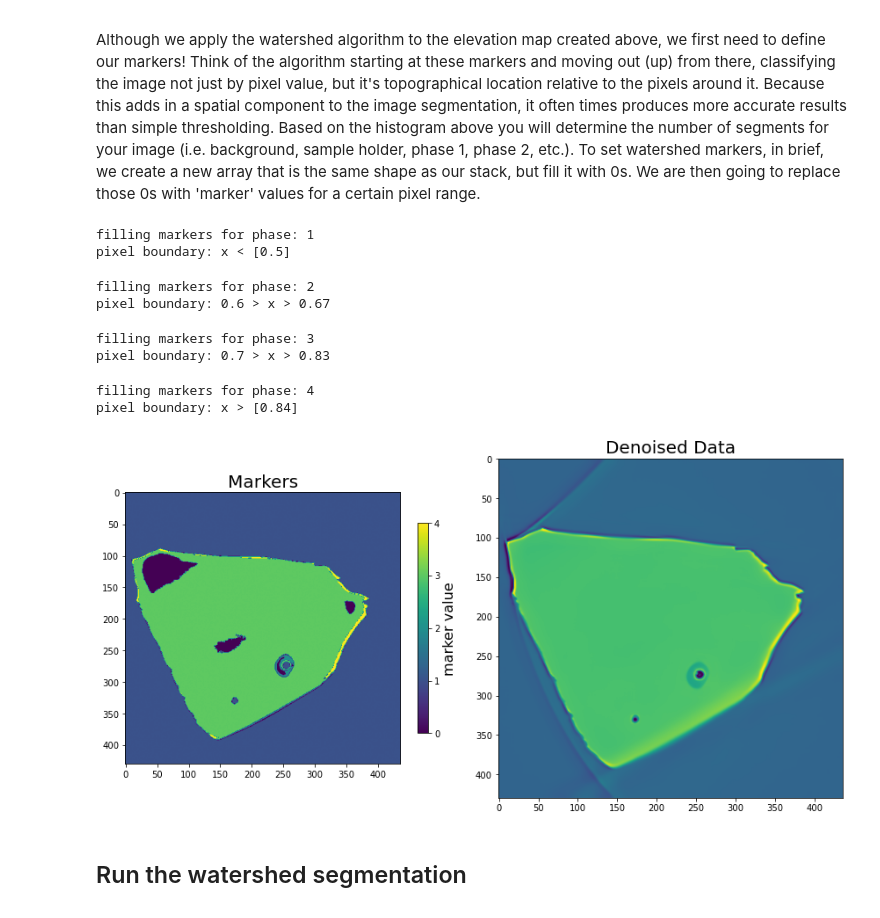
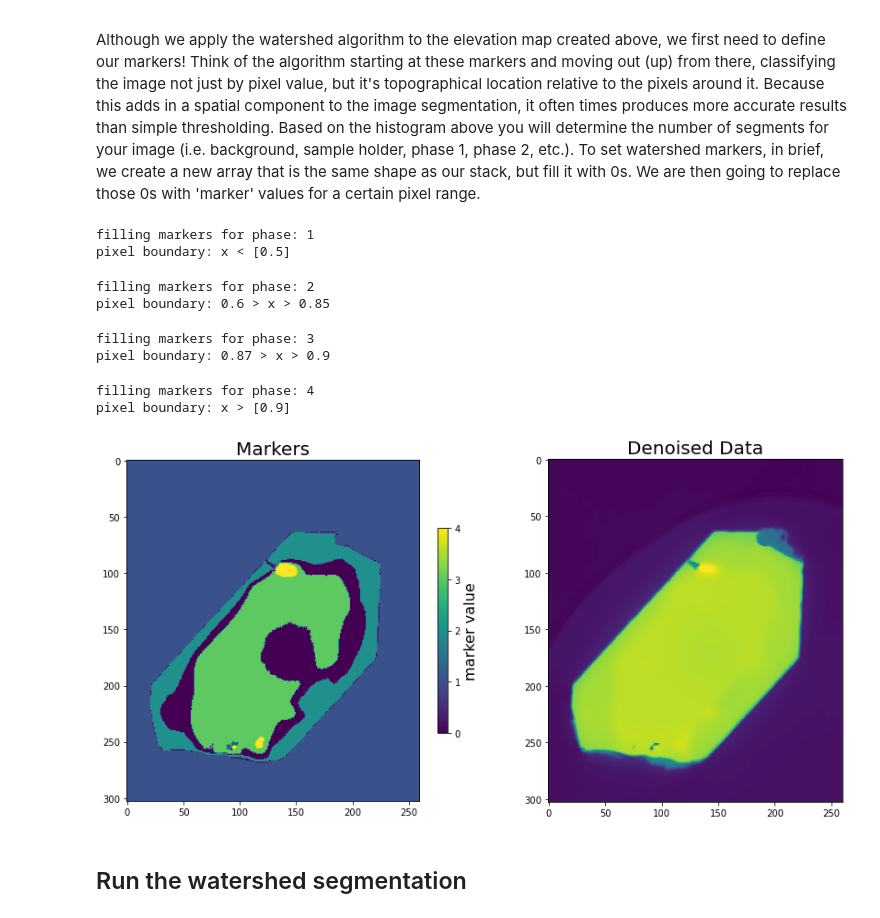
Before and after one commit to jlubbersgeo/ctpy, a Jupyter notebook: mineral_segmentation_fromscratch.ipynb, the cells around one changed output. Saved outputs shown, nothing was run; the diff lists cells and outputs as text; code cells hidden in the pictures.

```diff
--- a/mineral_segmentation_fromscratch.ipynb
+++ b/mineral_segmentation_fromscratch.ipynb
@@ -385,7 +413,7 @@ def denoise_stack(stack_rescale, patch_size, patch_distance):
     """
     stack_length = len(stack_rescale)
     nlm_smooth = []
-    for i in tqdm(range(0, stack_length)):
+    for i in tqdm(range(0, stack_length),total = stack_length,unit = 'images'):
         patch_kw = dict(
             patch_size=patch_size, patch_distance=patch_distance, multichannel=True
         )
@@ -405,8 +433,8 @@ def denoise_stack(stack_rescale, patch_size, patch_distance):
 
 # call the non local means denoising helper function
 # and specify the patch size and distance
-patch_size = 10
-patch_distance = 10
+patch_size = 5
+patch_distance = 5
 stack_nlm, stack_nlm_1D = denoise_stack(stack_normal, patch_size, patch_distance)
 # %% [output]
 Your stack has been smoothed using the Skimage non-local means algorithm
@@ -595,9 +650,9 @@ Although we apply the watershed algorithm to the elevation map created above, we
 #pixel limits. Note that for intermediate value phases
 #you must specify a lower and upper limit
 phase1_limit = [0.5]
-phase2_limit = [0.6, 0.67]
-phase3_limit = [0.7, 0.83]
-phase4_limit = [0.84]
+phase2_limit = [0.6, 0.85]
+phase3_limit = [0.87, 0.9]
+phase4_limit = [0.9]
 
 phase_limits = [phase1_limit, phase2_limit, phase3_limit, phase4_limit]
 # empty marker array
@@ -644,11 +699,11 @@ def add_markers(stack_nlm, phase_limits):
 
             if j == len(phase_limits) - 1:
                 print("pixel boundary: x > {}".format(phase_limits[j]))
-                for i in tqdm(range(len(markers))):
+                for i in tqdm(range(markers.shape[0]),total = markers.shape[0],unit = 'images'):
                     markers[i, :, :][stack_nlm[i] > phase_limits[j]] = j + 1
             else:
                 print("pixel boundary: x < {}".format(phase_limits[j]))
-                for i in tqdm(range(len(markers))):
+                for i in tqdm(range(markers.shape[0]),total = markers.shape[0],unit = 'images'):
                     markers[i, :, :][stack_nlm[i] < phase_limits[j]] = j + 1
 
         elif len(phase_limits[j]) == 2:
@@ -657,7 +712,7 @@ def add_markers(stack_nlm, phase_limits):
                     phase_limits[j][0], phase_limits[j][1]
                 )
             )
-            for i in tqdm(range(len(markers))):
+            for i in tqdm(range(markers.shape[0]),total = markers.shape[0],unit = 'images'):
                 markers[i, :, :][
                     np.logical_and(
                         stack_nlm[i] > phase_limits[j][0],
@@ -672,25 +727,26 @@ markers = add_markers(stack_nlm, phase_limits)
 filling markers for phase: 1
 pixel boundary: x < [0.5]
 filling markers for phase: 2
-pixel boundary: 0.6 > x > 0.67
+pixel boundary: 0.6 > x > 0.85
 filling markers for phase: 3
-pixel boundary: 0.7 > x > 0.83
+pixel boundary: 0.87 > x > 0.9
 filling markers for phase: 4
-pixel boundary: x > [0.84]
+pixel boundary: x > [0.9]
 # %%
+slice_number = 100
 fig, ax = plt.subplots(1, 2, figsize=(12, 6))
 m = ax[0].imshow(markers[slice_number], cmap=cmap)
 ax[0].set_title("Markers", fontsize=20)
 bounds = np.linspace(0, 5, 6)
 
 cbar = fig.colorbar(m, ax=ax[0], ticks=bounds, shrink=0.6,)
 cbar.set_label(label="marker value", fontsize=16)
 ax[1].imshow(stack_nlm[slice_number], cmap=cmap)
 ax[1].set_title("Denoised Data", fontsize=20)
 
 fig.tight_layout()
 # %% [output]
-[figure, old version]
+[figure, new version]
 # %% [markdown]
 ## Run the watershed segmentation
 # %%
```
Also changed, not shown: parts of 13 cells of this notebook, 1 other file.
